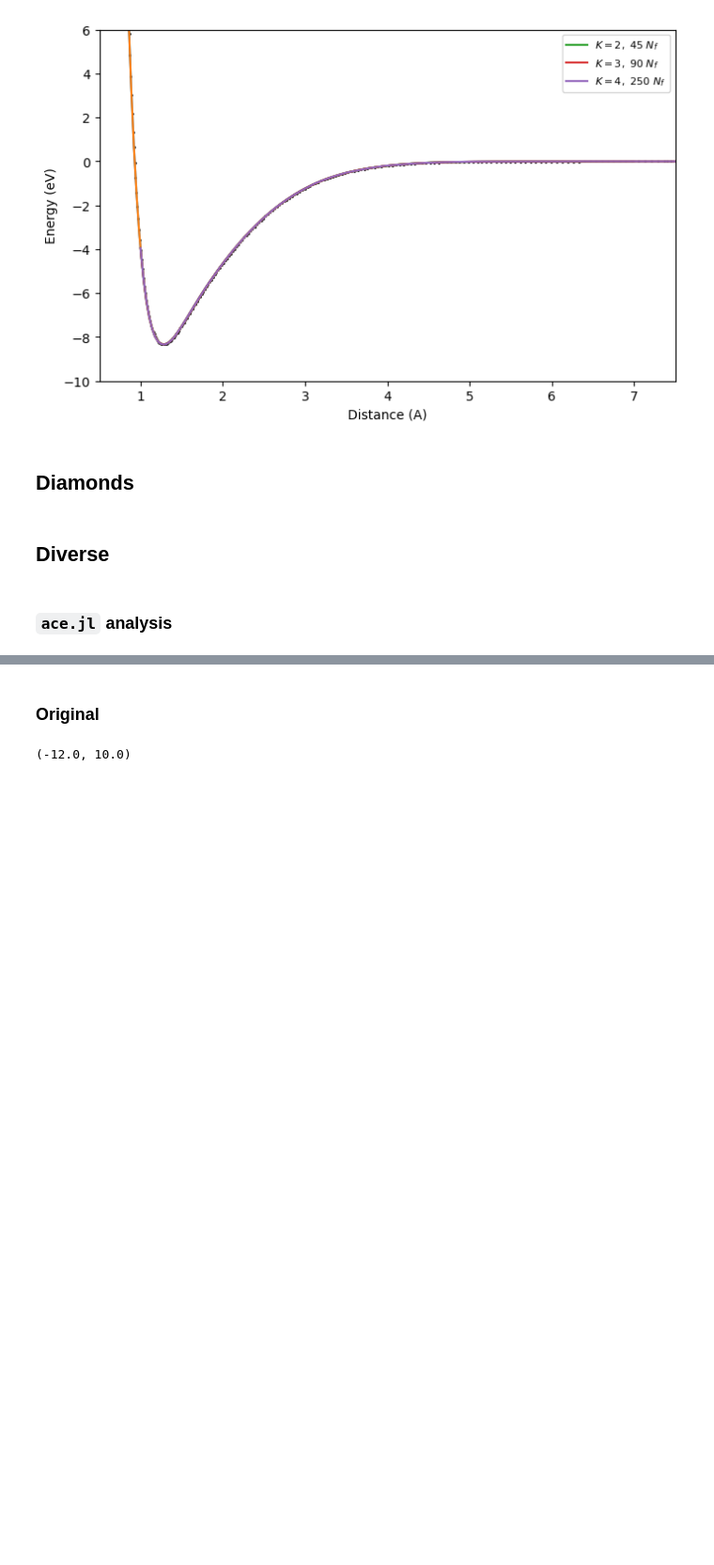
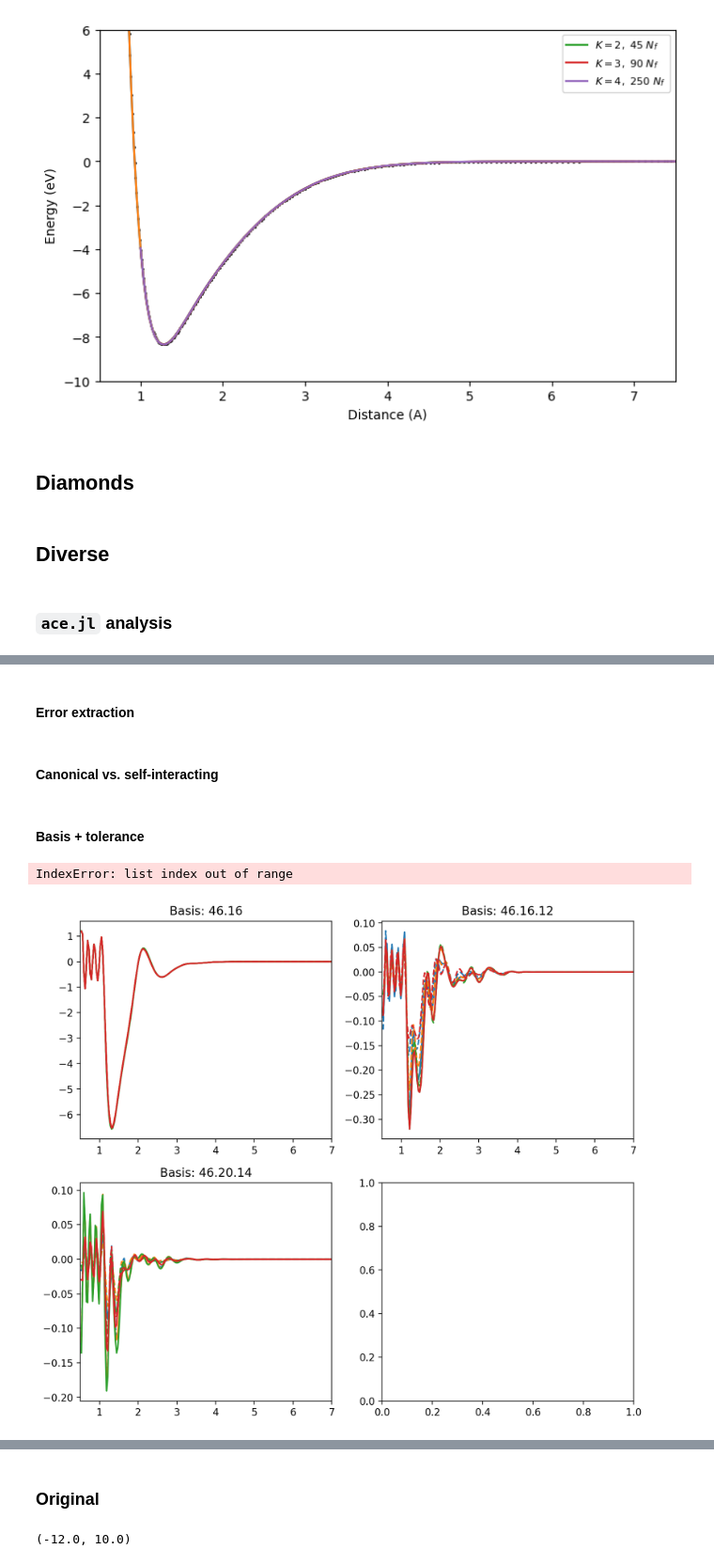
Before and after one commit to apolmiguel/aceconverge2025, a Jupyter notebook: plotter_clean.ipynb, the cells around one changed output, grey strips where cells are left out. Shown at 94% size. Drawn from its saved outputs; the diff is of its cells as text; code cells hidden in the pictures; blank space fills up the shorter version.

```diff
--- a/plotter_clean.ipynb
+++ b/plotter_clean.ipynb
@@ -116 +133,49 @@ len(jl_puredims['46.16'])
+# %% [markdown]
+#### Error extraction
+# %% [markdown]
+#### Canonical vs. self-interacting
+# %% [markdown]
+#### Basis + tolerance
+# %%
+os.chdir('/leonardo_work/Sis25_degironc_0/apol/aceconverge2025/acejulia/')
+# self-interacting
+# basis_tags = ['46.16', '46.16.12', '46.20.14', '46.24.16', '46.20.14.10']
+basis_tags = ['46.16', '46.16.12', '46.20.14']
+tolerances = ['1.0e-15', '1.0e-9', '5.0e-9', '1.0e-8']
+# tolerances = ['1.0e-8']
+dset = 'Tr100_n'
+jl_dims = {}
+jl_puredims = {}
+
+for basis in basis_tags:
+    jl_puredims[basis] = {}
+    jl_dims[basis] = {}
+    for i,tol in enumerate(tolerances):
+        jl_dims[basis][tol] = np.loadtxt(f'{dset}/' + basis + f'/ecost50.0/damp{tol}/dimercurve.dat').T
+        jl_puredims[basis][tol] = np.loadtxt(f'{dset}_purify/' + basis + f'/ecost50.0/damp{tol}/dimercurve.dat').T
+
+g, gax = plt.subplots(2, 2, figsize=(10, 8),dpi=200)
+g.subplots_adjust(top=0.95)
+# for tags in jl_puredims['46.16']:
+#     tolval = tags
+#     dimers = jl_puredims['46.16'][tags]
+#     gax[0,0].plot(*dimers, label='tol='+tolval)
+
+for i,axes in enumerate(gax.flatten()):
+    axes.set_title(f'Basis: {basis_tags[i]}')
+    for j,tol in enumerate(tolerances):
+        axes.plot(*jl_dims[basis_tags[i]][tol], ls='--', label='ACE'+tol, color='C'+str(j))
+        axes.plot(*jl_puredims[basis_tags[i]][tol], label='pure'+tol, color='C'+str(j))
+    # axes.plot(*jl_puredims[basis_tags[i]]['1.0e-15'], label='tol=1.0e-15')
+    axes.set_xlim(0.5, 7)
+    # axes.set_ylim(-10, 6)
+    # axes.set_ylim(-0.5,0.5)
+    # if i==3:
+        # axes.scatter(*en_qe, s=1, color='k', label='DFT')
+    # else:
+        # axes.scatter(*en_qe, s=1, color='k')
+gax[1,1].legend(loc='upper right')
+# %% [output]
+IndexError: list index out of range
+[figure, added]
 # %%
```
Also changed, not shown: parts of 7 cells of this notebook, 7 other files.
